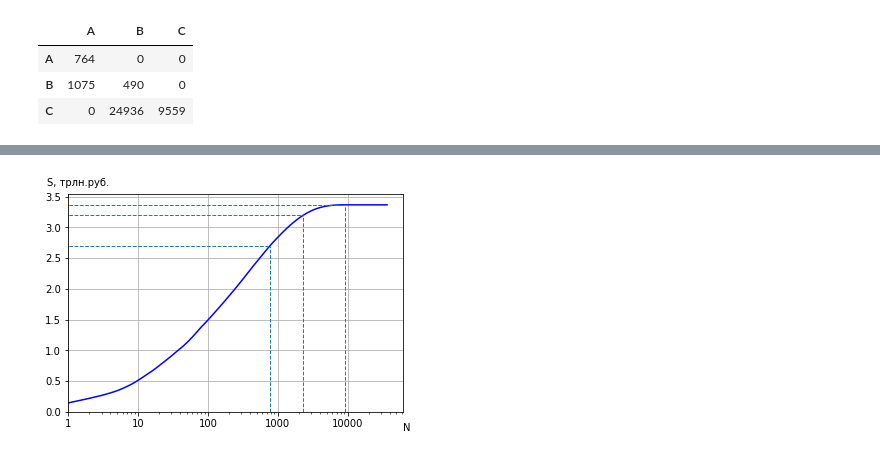
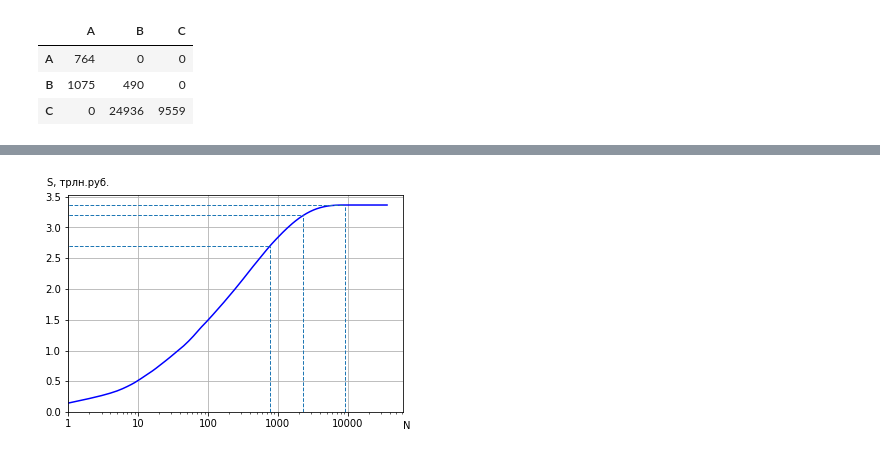
Before and after one commit to godofflipping/IT_Market, a Jupyter notebook: testing2.ipynb, the cells around one changed output, grey strips where cells are left out. Drawn from its saved outputs; the diff is of its cells as text; code cells hidden in the pictures.

```diff
--- a/testing2.ipynb
+++ b/testing2.ipynb
@@ -219,32 +219,32 @@ y = []
 sum = 0
 for i in range(1, df_income[1].size + 1):
     sum += df_income[1][i - 1] / 1e12
     y.append(sum)
 
 figure, ax = plt.subplots()
 ax.set_ylabel('S, трлн.руб.', rotation='horizontal')
 ax.set_xlabel('N')
 ax.yaxis.set_label_coords(0.03, 1.03)
-ax.xaxis.set_label_coords(1.01, -0.05)
+ax.xaxis.set_label_coords(1.01, -0.04)
 ax.ticklabel_format(useOffset=False, style='plain')
 ax.plot(x, y, color='blue', markersize=3.)
 ax.set_xscale('log', base = 10)
 ax.set_xticks([1, 10, 100, 1000, 10000, 100000, 100000])
 ax.xaxis.set_major_formatter(format_number)
 A = AA + AB + AC
 B = BA + BB + BC + A
 plt.vlines(x = A, ymin= 0, ymax = y[A], color='tab:blue', linestyles='--', linewidth=1)
 plt.vlines(x = B, ymin= 0, ymax = y[B], color='tab:blue', linestyles='--', linewidth=1)
 plt.vlines(x = C, ymin= 0, ymax = y[C], color='tab:blue', linestyles='--', linewidth=1)
 plt.hlines(xmin = 0, xmax = A, y = y[A], color='tab:blue', linestyles='--', linewidth=1)
 plt.hlines(xmin = 0, xmax = B, y = y[B], color='tab:blue', linestyles='--', linewidth=1)
 plt.hlines(xmin = 0, xmax = C, y = y[C], color='tab:blue', linestyles='--', linewidth=1)
 plt.grid()
 plt.xlim(xmin=1)
 plt.ylim(ymin=0)
 plt.show()
 
 figure.savefig('./ABC(no average salary)/AS1-ABC-Income-2021Q3-log.png', format='png')
 figure.savefig('./ABC(no average salary)/AS1-ABC-Income-2021Q3-log.eps', format='eps')
 # %% [output]
-[figure, old version]
+[figure, new version]
```
Also changed, not shown: parts of 1 cell of this notebook.
